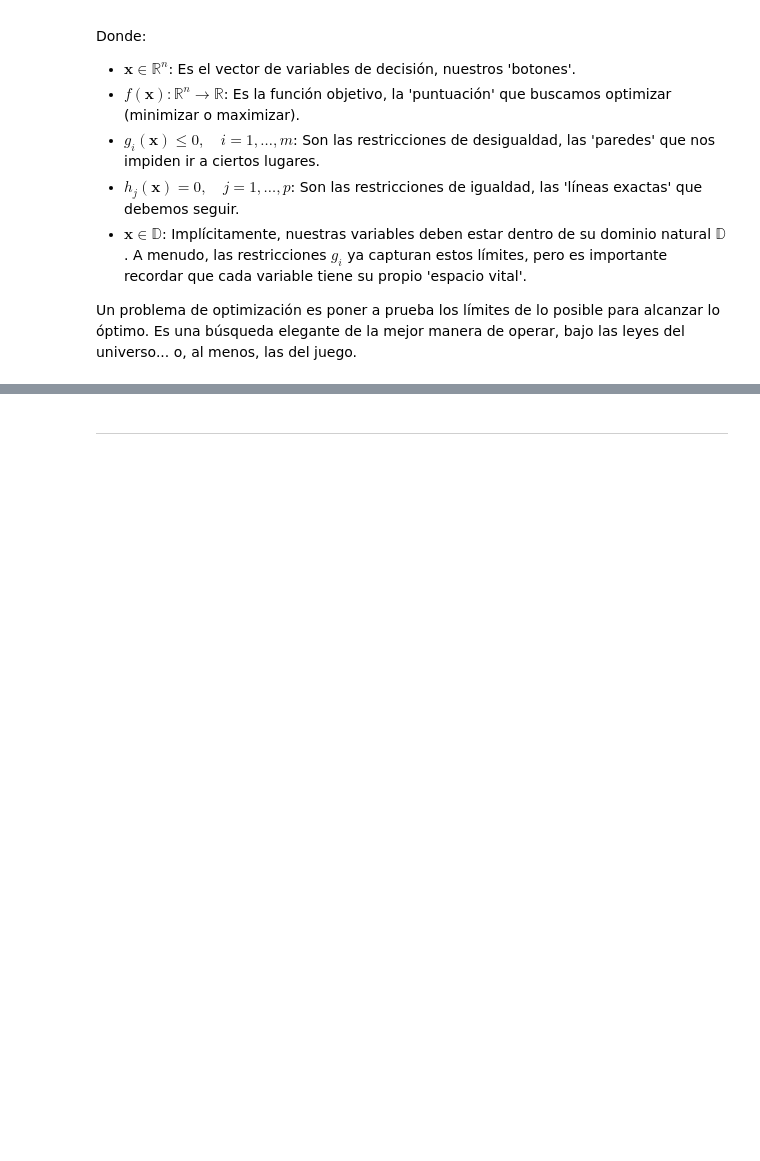
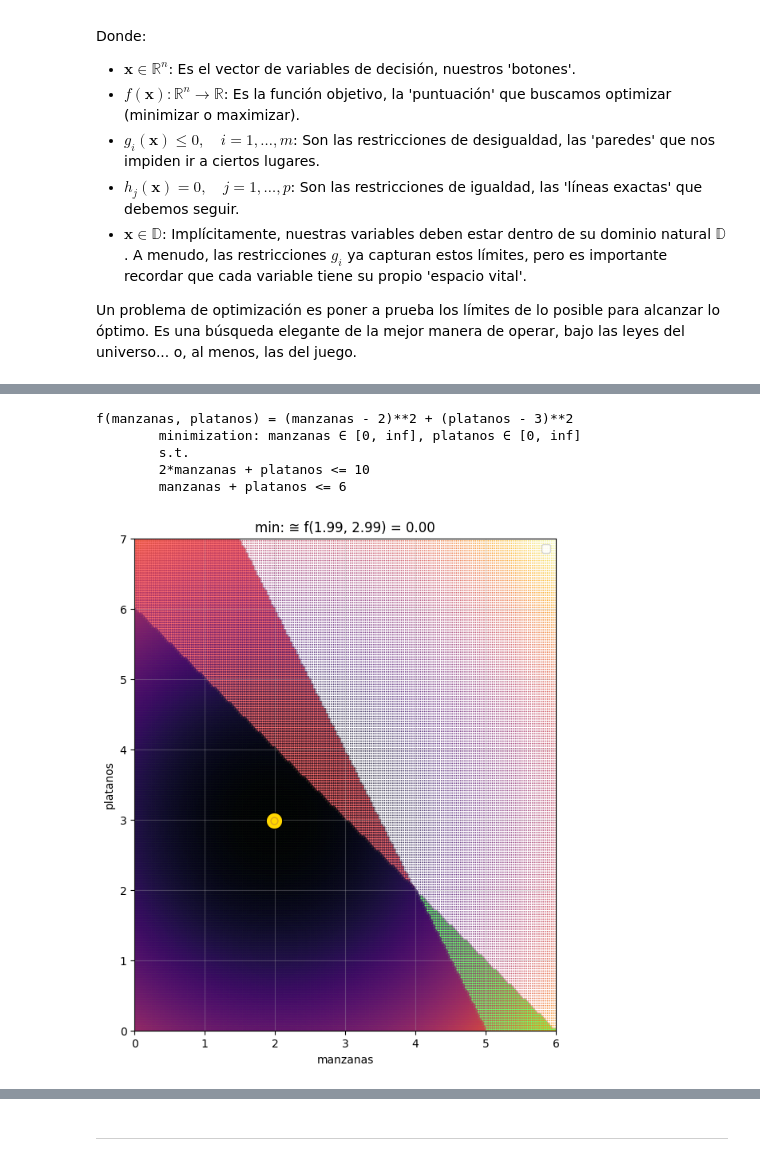
Before and after one commit to JulTob/Optimization, a Jupyter notebook: Optimizacion_C2.ipynb, the cells around one changed output, grey strips where cells are left out. Drawn from its saved outputs; the diff is of its cells as text; code cells hidden in the pictures; blank space fills up the shorter version.

```diff
--- a/Optimizacion_C2.ipynb
+++ b/Optimizacion_C2.ipynb
@@ -196,0 +499,21 @@ Un problema de optimización es poner a prueba los límites de lo posible para a
+# %%
+a = Decision("manzanas")
+b = Decision("platanos")
+
+P = Optimization([a, b])
+P[2*a() + b() <= 10]
+P[a() + b() <= 6]
+f = ((a()-2)**2 + (b()-3)**2)
+P.set_objetivo(f, kind="min")
+print(P)
+
+a.set_upper(6) # Establecer el límite superior de x1 a 6
+b.set_upper(7) # Establecer el límite superior de x2 a 7
+P.plot()
+# %% [output]
+f(manzanas, platanos) = (manzanas - 2)**2 + (platanos - 3)**2
+        minimization: manzanas ∈ [0, inf], platanos ∈ [0, inf]
+        s.t.
+        2*manzanas + platanos <= 10
+        manzanas + platanos <= 6
+[figure, added]
```
Also changed, not shown: parts of 16 cells of this notebook.
